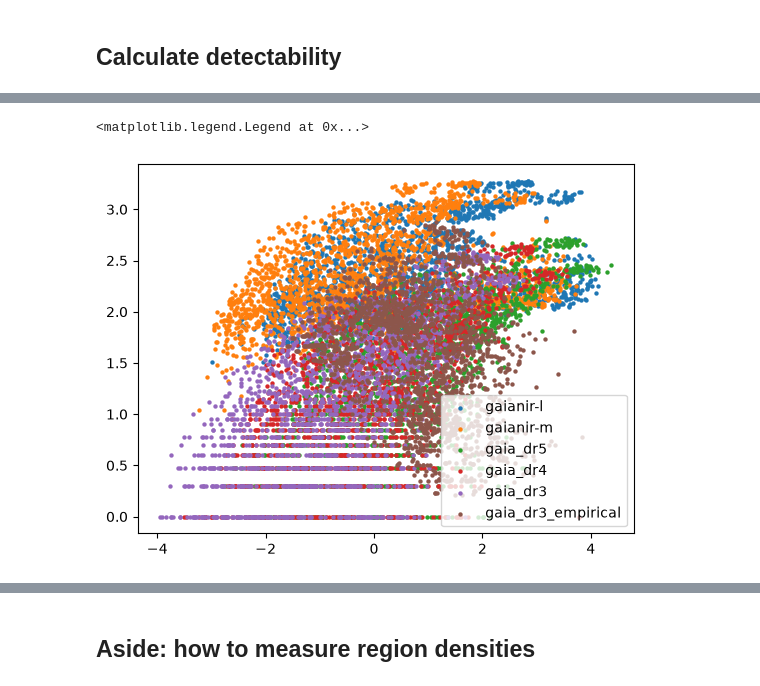
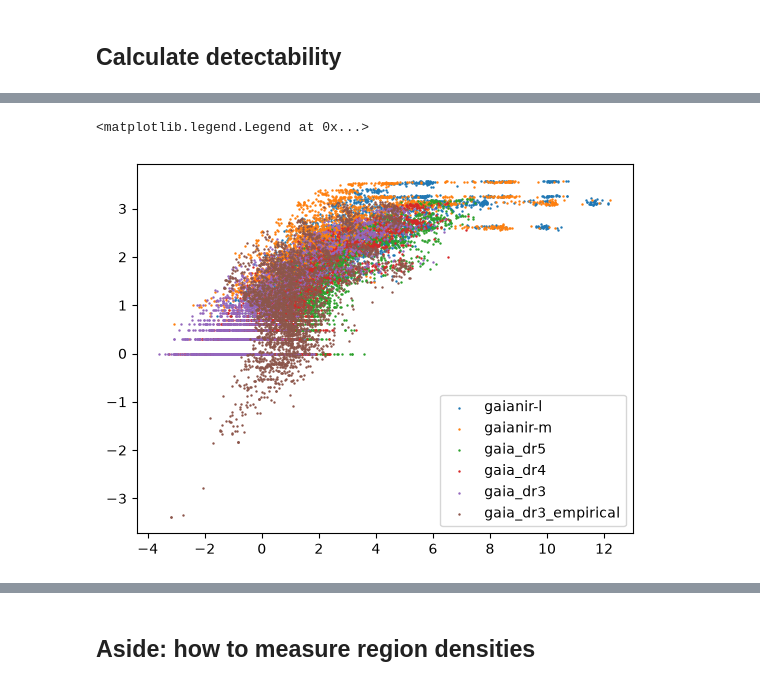
Before and after one commit to emilyhunt/gaianir-open-clusters, a Jupyter notebook: prototypes/selection/selection.ipynb, the cells around one changed output, grey strips where cells are left out. Drawn from its saved outputs; the diff is of its cells as text; code cells hidden in the pictures.

```diff
--- a/prototypes/selection/selection.ipynb
+++ b/prototypes/selection/selection.ipynb
@@ -213,6 +234,6 @@ simulated_clusters = pd.read_parquet(RESULTS_DIRECTORY / "simulated_clusters.par
 # %%
 magnitude_limits = {
-    "gaianir-l": {"band": "gaianir_n", "limit": 20},
+    "gaianir-l": {"band": "gaianir_n", "limit": 20.5},
     "gaianir-m": {"band": "gaianir_n", "limit": 20},
     "gaia_dr5": {"band": "g_effective_gaia", "limit": 19},
     "gaia_dr4": {"band": "g_effective_gaia", "limit": 18.5},
@@ -299,7 +309,6 @@ for i, short_path_region in enumerate(paths):
             region,
             region_area,
             magnitude_limits,
-            minimum_stars_in_sample=10,
         )
     )
 
@@ -354,4 +363,4 @@ missions_done = (
     "gaia_dr4",
     "gaia_dr3",
     "gaia_dr3_empirical",
-)  # currently no dr3
+)
@@ -432,10 +416,10 @@ test_probability = 0.5
 test_cluster = "pleiades"
 
 l_values = simulated_clusters_full["l"].unique()
-max_distance = simulated_clusters_full["distance"].max()
 detectabilities = {mission: [] for mission in missions_done}
 for l in l_values:
     subsample = simulated_clusters_full.query(f"cluster=='{test_cluster}' and l=={l}")
+    max_distance = subsample["distance"].max()
 
     for mission in missions_done:
         distances, probabilities = (
@@ -495,20 +531,27 @@ plt.legend()
 # %%
 for mission in detectabilities:
     rho_hat = (
         simulated_clusters_full[f"n_stars_{mission}"]
-        / simulated_clusters_full[f"med_error_{mission}"]**3
+        / simulated_clusters_full[f"med_error_{mission}"] ** 3
         / simulated_clusters_full[f"rho_data_{mission}"]
     )
-    # if "empirical" not in mission:
-        # rho_hat *= 30
+    if "empirical" not in mission:
+        rho_hat *= (
+            simulated_clusters_full[f"n_stars_{mission}"]
+            / np.where(
+                simulated_clusters_full["n_stars_gaia_dr3"] != 0,
+                simulated_clusters_full["n_stars_gaia_dr3"],
+                1,
+            )
+        ) ** 2
     plt.scatter(
         np.log10(rho_hat),
         np.log10(simulated_clusters_full[f"n_stars_{mission}"]),
         label=mission,
-        s=10,
-        linewidths=0
+        s=3,
+        linewidths=0,
     )
 plt.legend()
 # %% [output]
 <matplotlib.legend.Legend at 0x...>
-[figure, old version]
+[figure, new version]
```
Also changed, not shown: parts of 34 cells of this notebook.
